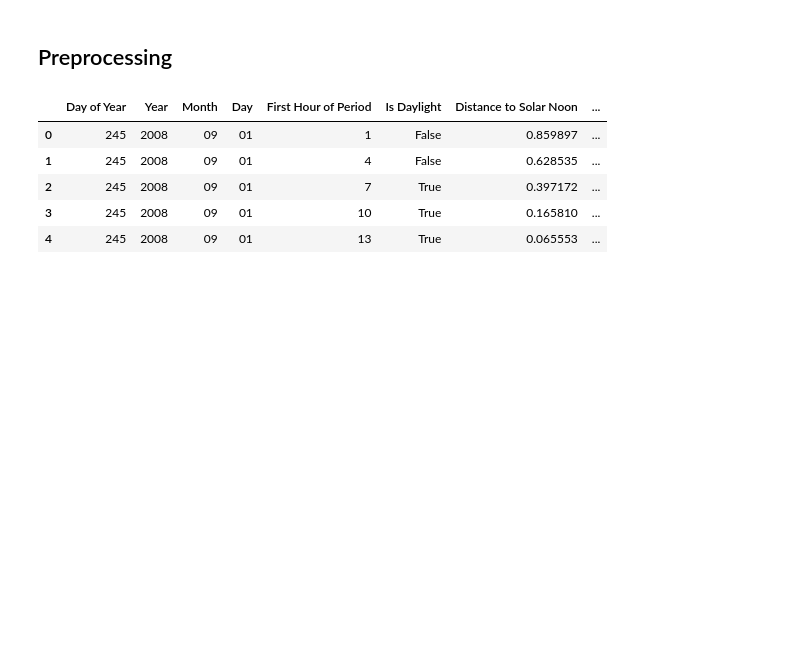
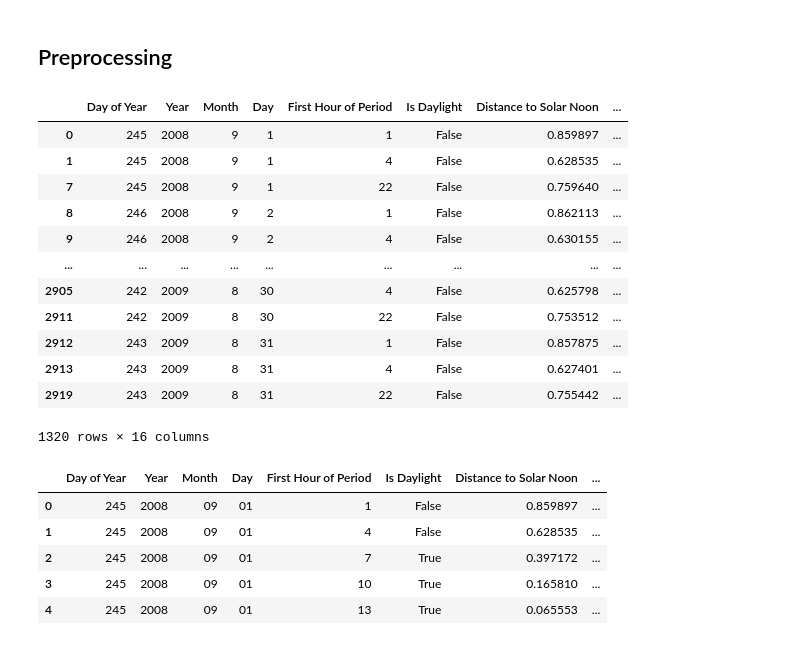
Before and after one commit to rathorepushkin/Major-project-8th-sem, a Jupyter notebook: analysis_notebook.ipynb, the cells around one changed output. Cells and saved outputs as stored; diff of their text form; code cells hidden in the pictures; blank space fills up the shorter version.

```diff
--- a/analysis_notebook.ipynb
+++ b/analysis_notebook.ipynb
@@ -18,6 +21,22 @@ Shape of the Dataset:  (2920, 16)
 | 4 | 245 | 2008 | 9 | 1 | 13 | True | 0.065553 | ... |
 # %% [markdown]
 ## Preprocessing
+# %%
+df[df['Power Generated'] == 0]
+# %% [output]
+|  | Day of Year | Year | Month | Day | First Hour of Period | Is Daylight | Distance to Solar Noon | ... |
+| 0 | 245 | 2008 | 9 | 1 | 1 | False | 0.859897 | ... |
+| 1 | 245 | 2008 | 9 | 1 | 4 | False | 0.628535 | ... |
+| 7 | 245 | 2008 | 9 | 1 | 22 | False | 0.759640 | ... |
+| 8 | 246 | 2008 | 9 | 2 | 1 | False | 0.862113 | ... |
+| 9 | 246 | 2008 | 9 | 2 | 4 | False | 0.630155 | ... |
+| ... | ... | ... | ... | ... | ... | ... | ... | ... |
+| 2905 | 242 | 2009 | 8 | 30 | 4 | False | 0.625798 | ... |
+| 2911 | 242 | 2009 | 8 | 30 | 22 | False | 0.753512 | ... |
+| 2912 | 243 | 2009 | 8 | 31 | 1 | False | 0.857875 | ... |
+| 2913 | 243 | 2009 | 8 | 31 | 4 | False | 0.627401 | ... |
+| 2919 | 243 | 2009 | 8 | 31 | 22 | False | 0.755442 | ... |
+1320 rows × 16 columns
 # %%
 df = df[df['Average Wind Speed (Period)'].notnull()]  #Dropped all the Null Rows
 # %%
```
Also changed, not shown: parts of 23 cells of this notebook, 3 other files.
